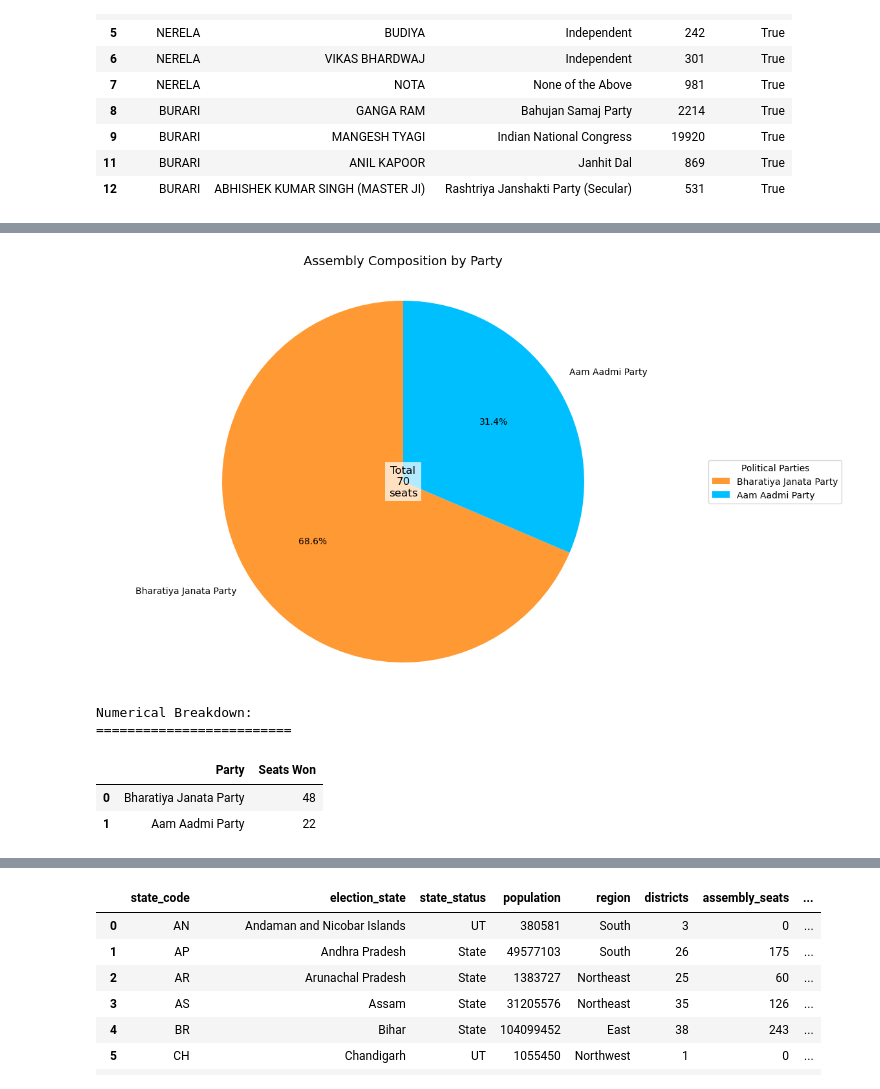
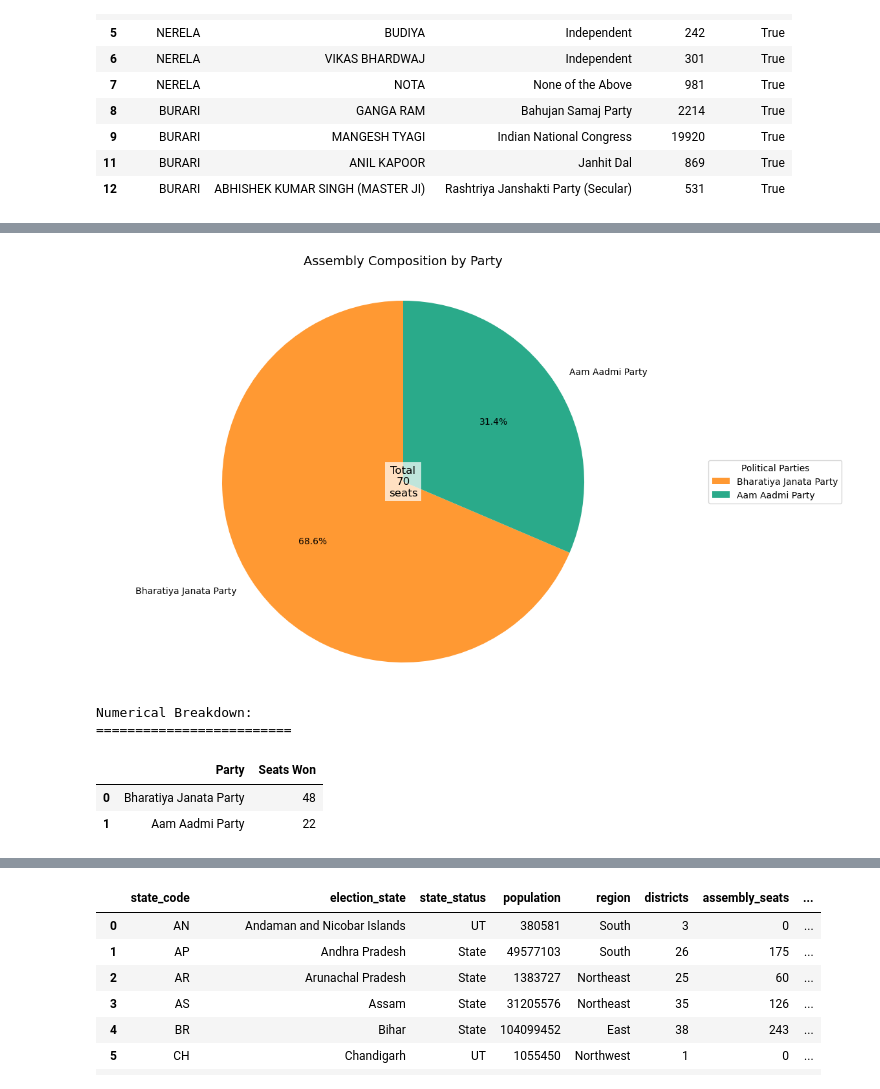
Before and after one commit to thecont1/india-votes-data, a Jupyter notebook: analyse-this.ipynb, the cells around one changed output, grey strips where cells are left out. Saved outputs shown, nothing was run; the diff lists cells and outputs as text; code cells hidden in the pictures.

```diff
--- a/analyse-this.ipynb
+++ b/analyse-this.ipynb
@@ -176,7 +166,7 @@ vote_shares['Vote Share %'] = (vote_shares['Votes Won'] / total_votes * 100).rou
 vote_shares['% Deposits Lost'] = (vote_shares['Deposits Lost'] / vote_shares['Total Candidates'] * 100).round(2)
 
 # Set NOTA's deposit loss to null
-vote_shares.loc[vote_shares['Party'] == 'None of the Above', '% Deposits Lost'] = None
+vote_shares.loc[vote_shares['Party'] == 'None of the Above', '% Deposits Lost'] = 0
 
 # Sort by total votes and get display cutoff
 vote_shares = vote_shares.sort_values('Votes Won', ascending=False)
@@ -208,23 +204,31 @@ Party-wise Performance: Seats Won and Vote Share
+# %%
+# Define party colors
+party_colors = {
+    'Bharatiya Janata Party': '#FF9933',        # Saffron
+    'Aam Aadmi Party': '#2AAA8A',               # Light Blue (Aam Aadmi Party)
+    'Indian National Congress': '#2AAA8A',      # Green/Teal (Congress)
+    'BSP': '#0000FF',                           # Blue (Bahujan Samaj Party)
+    'Communist Party of India': '#CC0000',                                  # CPI
+    'Communist Party of India (Marxist)': '#FF0000',                        # CPI-M
+    'Communist Party of India (Marxist-Leninist) (Liberation)': '#FF0000',  # CPI-ML
+    'Nationalist Congress Party': '#0047AB',                                # NCP
+    'Nationalist Congress Party – Sharadchandra Pawar': '#000080',          # NCP-SP
+    'Jharkhand Mukti Morcha': '#11aa11',            # JMM
+    'SP': '#FF1414',                                # Samajwadi Party
+    'All India Trinamool Congress': '#00BFFF',      # Trinamool Congress
+    'All India Majlis-E-Ittehadul Muslimeen': '#006600',                # AIMIM
+    'Jammu & Kashmir National Conference': '#006611',                   # JK-NC
+    'Jammu & Kashmir People Conference': '#006622',                     # JK-PC
+    'Jammu & Kashmir Peoples Democratic Party': '#006633',              # JK-PDP
+    'Shiv Sena': '#FF6600',                                             # Shiv Sena
+    'Shiv Sena (Uddhav Balasaheb Thackeray)': '#FF7722',                # Shiv Sena-UBT
+    'Janata Dal (United)': '#006400',                                   # Janata Dal United
+    'Rashtriya Janata Dal': '#006400',                                  # Rashtriya Janata Dal
+}
 # %%
-# Define party colors
-party_colors = {
-    'Bharatiya Janata Party': '#FF9933',        # Saffron
-    'Aam Aadmi Party': '#00BFFF',               # Light Blue (Aam Aadmi Party)
-    'Indian National Congress': '#2AAA8A',      # Green/Teal (Congress)
-    'BSP': '#0000FF',      # Blue (Bahujan Samaj Party)
-    'CPI': '#FF0000',      # Red (Communist Party)
-    'CPI(M)': '#FF0000',   # Red (Communist Party Marxist)
-    'NCP': '#006400',      # Dark Green (Nationalist Congress)
-    'SP': '#006400',       # Dark Green (Samajwadi Party)
-    'TMC': '#00FF00',      # Green (Trinamool Congress)
-    'AITC': '#00FF00',     # Green (All India Trinamool Congress)
-    'SHS': '#FF6600',      # Orange (Shiv Sena)
-    'JD(U)': '#006400',    # Dark Green (Janata Dal United)
-    'RJD': '#006400',      # Dark Green (Rashtriya Janata Dal)
-}
-
 # Get parties that won seats and sort by seats won
 assembly_composition = vote_shares[vote_shares['Seats Won'] > 0][['Party', 'Seats Won']].sort_values('Seats Won', ascending=False)
+assembly_composition.reset_index(drop=True, inplace=True)
 
 # Get colors for each party, use gray for parties not in our color map
 colors = [party_colors.get(party, '#808080') for party in assembly_composition['Party']]
@@ -232,34 +236,34 @@ colors = [party_colors.get(party, '#808080') for party in assembly_composition['
 # Create a pie chart
 plt.figure(figsize=(12, 8))
 plt.pie(assembly_composition['Seats Won'],
         labels=assembly_composition['Party'],
         colors=colors,
         autopct='%1.1f%%',  # Show percentage with 1 decimal
         startangle=90)      # Rotate to start at top
 
 plt.title('Assembly Composition by Party', pad=20, size=14)
 plt.axis('equal')  # Equal aspect ratio ensures that pie is drawn as a circle
 
 # Add total seats in the center
 total_seats = assembly_composition['Seats Won'].sum()
 plt.text(0, 0, f'Total\n{total_seats}\nseats',
          ha='center', va='center', fontsize=12,
          bbox=dict(facecolor='white', edgecolor='none', alpha=0.7))
 
 # Add a legend
 plt.legend(assembly_composition['Party'],
           title="Political Parties",
           loc="center left",
           bbox_to_anchor=(1, 0, 0.5, 1))
 
 plt.show()
 
 # Display the numerical breakdown
 print("\nNumerical Breakdown:")
 print("=" * 25)
 display(assembly_composition)
 # %% [output]
-[figure, old version]
+[figure, new version]
 Numerical Breakdown:
 =========================
 |  | Party | Seats Won |
```
Also changed, not shown: parts of 6 cells of this notebook, 3 other files.
